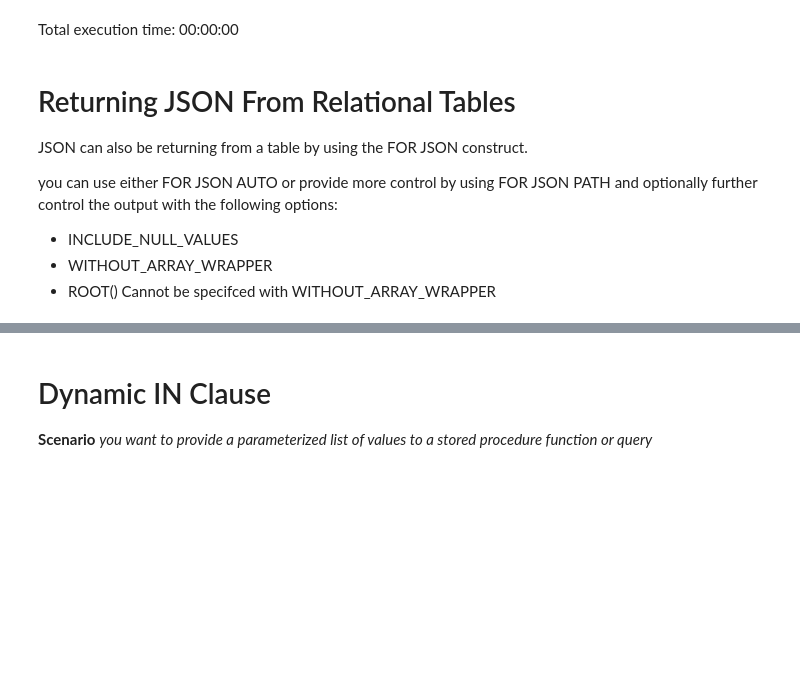
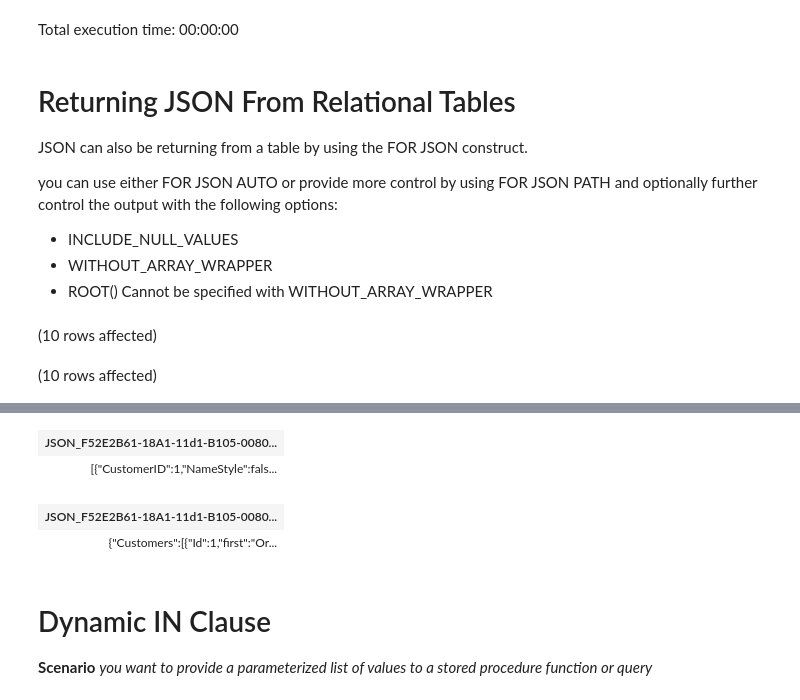
Before and after one commit to jasonhorner/JasonOnJson, a Jupyter notebook: Jason-On-JSON-Notebook.ipynb, the cells around one changed output, grey strips where cells are left out. Drawn from its saved outputs; the diff is of its cells as text; code cells hidden in the pictures; blank space fills up the shorter version.

```diff
--- a/Jason-On-JSON-Notebook.ipynb
+++ b/Jason-On-JSON-Notebook.ipynb
@@ -371,15 +503,14 @@ SELECT * FROM #mydata;
 Total execution time: 00:00:00
 # %% [markdown]
 # Returning JSON From Relational Tables
+
 JSON can also be returning from a table by using the FOR JSON construct.
 
-you can use either FOR JSON AUTO
-or provide more control by using FOR JSON PATH
-and optionally further control the output with the following options:
+you can use either FOR JSON AUTO or provide more control by using FOR JSON PATH and optionally further control the output with the following options:
 
-- INCLUDE_NULL_VALUES
-- WITHOUT_ARRAY_WRAPPER
-- ROOT() Cannot be specifced with WITHOUT_ARRAY_WRAPPER
+- INCLUDE\_NULL\_VALUES
+- WITHOUT\_ARRAY\_WRAPPER
+- ROOT() Cannot be specified with WITHOUT\_ARRAY\_WRAPPER
 # %%
  SELECT top 10
  *
@@ -398,3 +529,23 @@ and optionally further control the output with the following options:
  ,PasswordSalt as 'Password.Salt'
  FROM [SalesLT].[Customer]
  FOR JSON PATH, ROOT('Customers');
+
+ /* TODO Show example of Nested objects / arrays */
+
+
+ /*  capture output to variable
+
+ DECLARE @JSONData NVARCHAR(MAX) = (
+     /* select goes here*/
+ )
+ */
+
+
+ /*
+
+ From UDF: RETURN ( Query here)
+
+ */
+# %% [output]
+(10 rows affected)
+(10 rows affected)
@@ -401,3 +553,7 @@ and optionally further control the output with the following options:
+| JSON_F52E2B61-18A1-11d1-B105-0080... |
+| [{"CustomerID":1,"NameStyle":fals... |
+| JSON_F52E2B61-18A1-11d1-B105-0080... |
+| {"Customers":[{"Id":1,"first":"Or... |
 # %% [markdown]
 # Dynamic IN Clause
 
```
Also changed, not shown: parts of 15 cells of this notebook.
